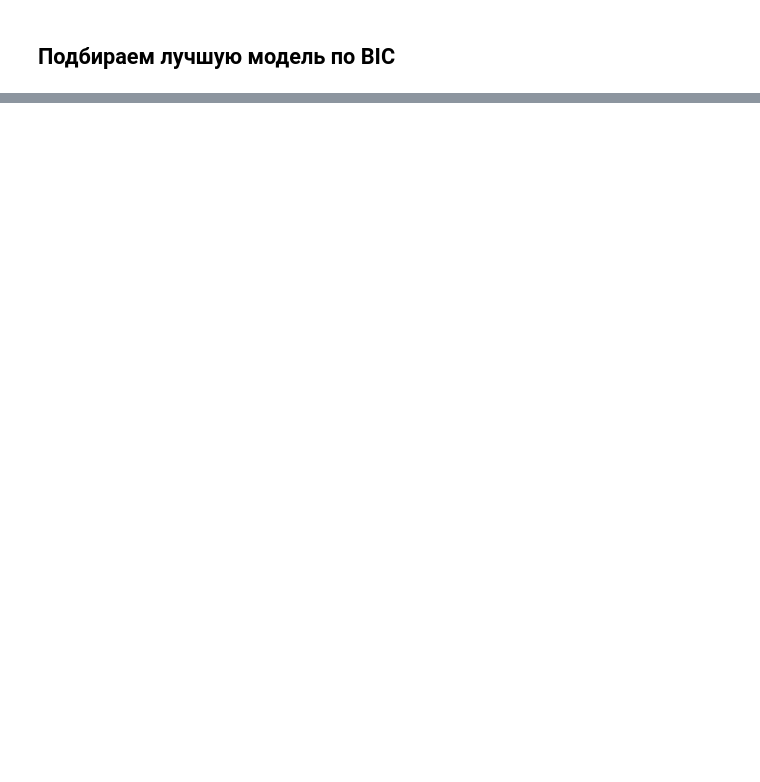
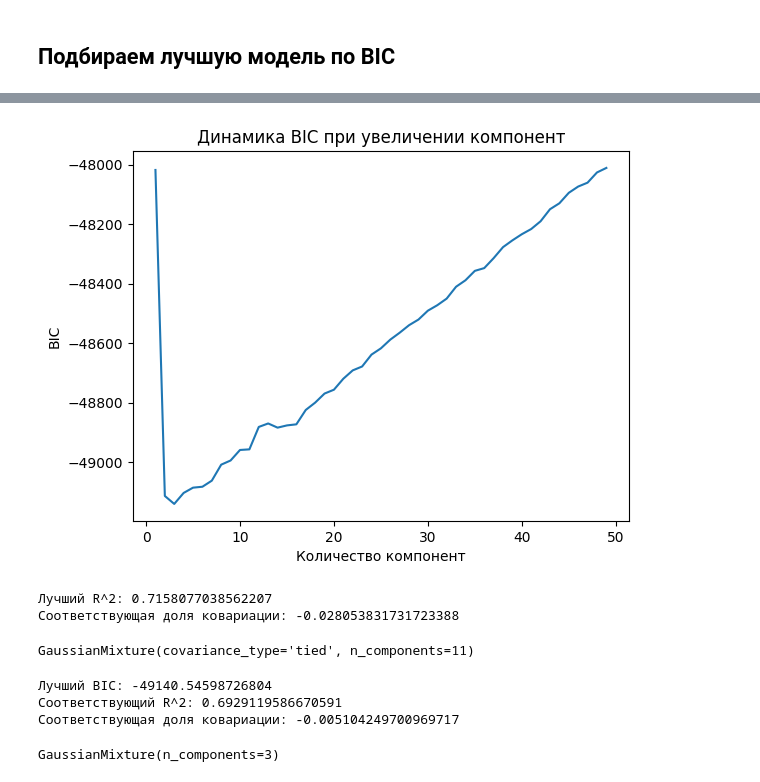
Before and after one commit to AnfimovAleksandr/mag_diploma, a Jupyter notebook: Двумерная_смесь.ipynb, the cells around one changed output, grey strips where cells are left out. Cells and saved outputs as stored; diff of their text form; code cells hidden in the pictures; blank space fills up the shorter version.

```diff
--- a/Двумерная_смесь.ipynb
+++ b/Двумерная_смесь.ipynb
@@ -318,0 +405,26 @@ for n_components in n_components_range:
+# %%
+plt.title('Динамика BIC при увеличении компонент')
+plt.xlabel('Количество компонент')
+plt.ylabel('BIC')
+plt.plot(n_components_range, BICS[:, 3])
+plt.show()
+# %% [output]
+[figure, added]
+# %%
+print(f"Лучший R^2: {max_R_2}")
+print(f"Соответствующая доля ковариации: {min_cov}")
+best_gmm
+# %% [output]
+Лучший R^2: 0.7158077038562207
+Соответствующая доля ковариации: -0.028053831731723388
+GaussianMixture(covariance_type='tied', n_components=11)
+# %%
+print(f"Лучший BIC: {min_bic}")
+print(f"Соответствующий R^2: {best_bic_R_2}")
+print(f"Соответствующая доля ковариации: {best_bic_cov}")
+best_gmm_bic
+# %% [output]
+Лучший BIC: -49140.54598726804
+Соответствующий R^2: 0.6929119586670591
+Соответствующая доля ковариации: -0.005104249700969717
+GaussianMixture(n_components=3)
```
Also changed, not shown: parts of 13 cells of this notebook, 1 other file.
